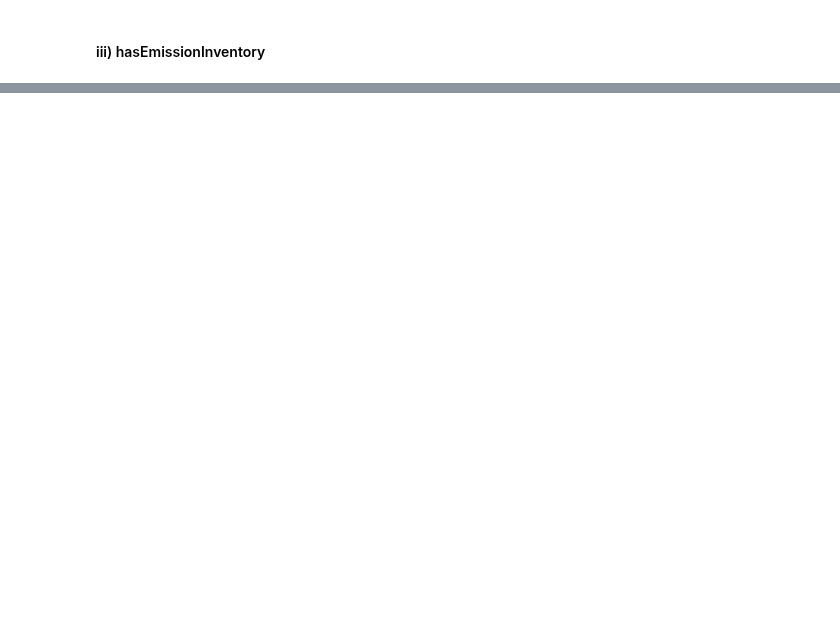
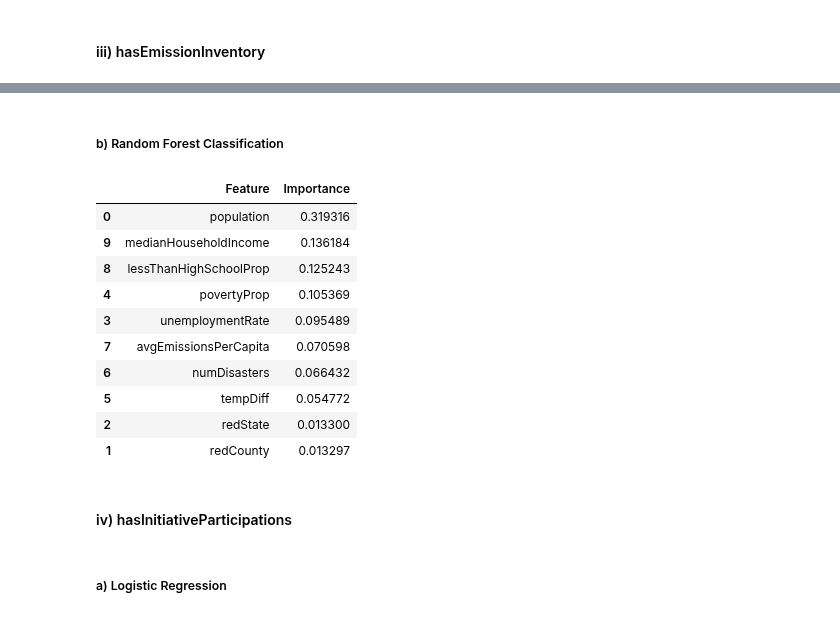
Before and after one commit to paulroconnor/UNFCCC-Econometric-Analysis, a Jupyter notebook: EconometricAnalysis.ipynb, the cells around one changed output, grey strips where cells are left out. Saved outputs shown, nothing was run; the diff lists cells and outputs as text; code cells hidden in the pictures; blank space fills up the shorter version.

```diff
--- a/EconometricAnalysis.ipynb
+++ b/EconometricAnalysis.ipynb
@@ -220,0 +306,2 @@ FitRandomForest(df_unfccc, y_var = 'hasCommitments', X_vars = ['population','red
+# %%
+FitLogistic(df_unfccc, y_var = 'hasEmissionInventory', X_vars = ['population','redCounty','unemploymentRate','povertyProp','tempDiff','numDisasters','avgEmissionsPerCapita','lessThanHighSchoolProp','medianHouseholdIncome'], format = 'print')
@@ -220,0 +349,20 @@ FitRandomForest(df_unfccc, y_var = 'hasCommitments', X_vars = ['population','red
+# %% [markdown]
+##### b) Random Forest Classification
+# %%
+FitRandomForest(df_unfccc, y_var = 'hasEmissionInventory', X_vars = ['population','redCounty','redState','unemploymentRate','povertyProp','tempDiff','numDisasters','avgEmissionsPerCapita','lessThanHighSchoolProp','medianHouseholdIncome']) # ,'medianAge','whiteProp'
+# %% [output]
+|  | Feature | Importance |
+| 0 | population | 0.319316 |
+| 9 | medianHouseholdIncome | 0.136184 |
+| 8 | lessThanHighSchoolProp | 0.125243 |
+| 4 | povertyProp | 0.105369 |
+| 3 | unemploymentRate | 0.095489 |
+| 7 | avgEmissionsPerCapita | 0.070598 |
+| 6 | numDisasters | 0.066432 |
+| 5 | tempDiff | 0.054772 |
+| 2 | redState | 0.013300 |
+| 1 | redCounty | 0.013297 |
+# %% [markdown]
+#### iv) hasInitiativeParticipations
+# %% [markdown]
+##### a) Logistic Regression
```
Also changed, not shown: parts of 58 cells of this notebook.
